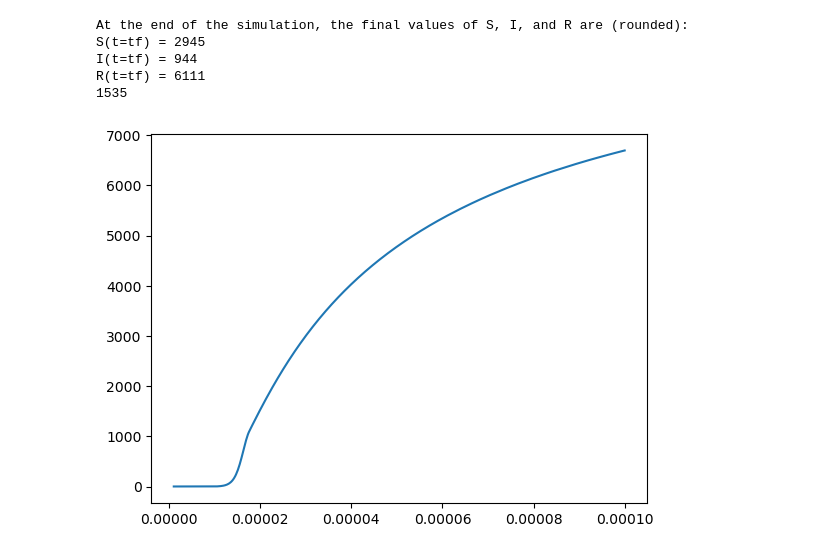
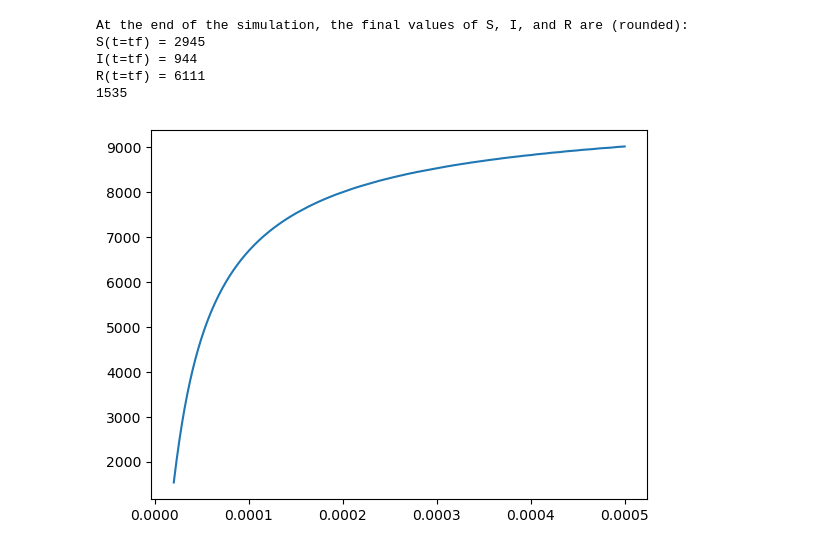
Before and after one commit to The-Angry-007/epidemiology-project, a Jupyter notebook: Epidemiology_1_Code.ipynb, the cells around one changed output. Drawn from its saved outputs; the diff is of its cells as text; code cells hidden in the pictures.

```diff
--- a/Epidemiology_1_Code.ipynb
+++ b/Epidemiology_1_Code.ipynb
@@ -111,20 +111,21 @@ I(t=tf) = 944
 R(t=tf) = 6111
 1535
 # %%
-beta_range = np.linspace(10**-6,10**-3,num=500)
+#note: 10^-3 to 10^-2 causes interesting pattern
+#2*10^-5 to 5*10^-4 shows overall trend
+beta_range = np.linspace(2*10**-5,5*10**-4,num=500)
 max_Is = []
 for b in beta_range:
     beta = b
     y0 = np.array([S0, I0, R0])
     y_sol = odeint(SIR, y0, t)
 
-    # extract S, I, R from the solution array y
     S = y_sol[:,0]
     I = y_sol[:,1]
     R = y_sol[:,2]
     max_I = np.max(I)
     max_Is.append(max_I)
 plt.plot(beta_range,max_Is)
 plt.show()
 # %% [output]
-[figure, old version]
+[figure, new version]
```
